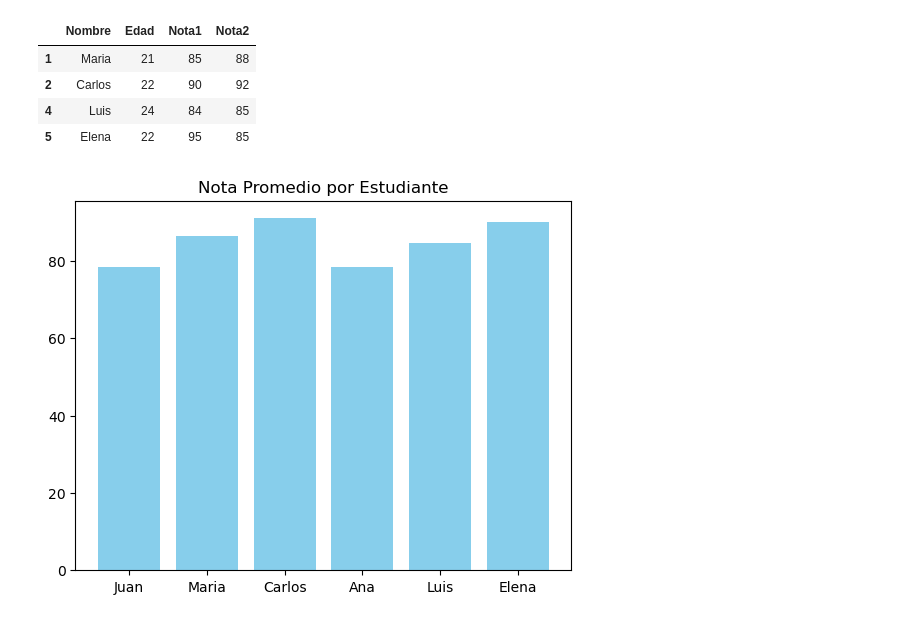
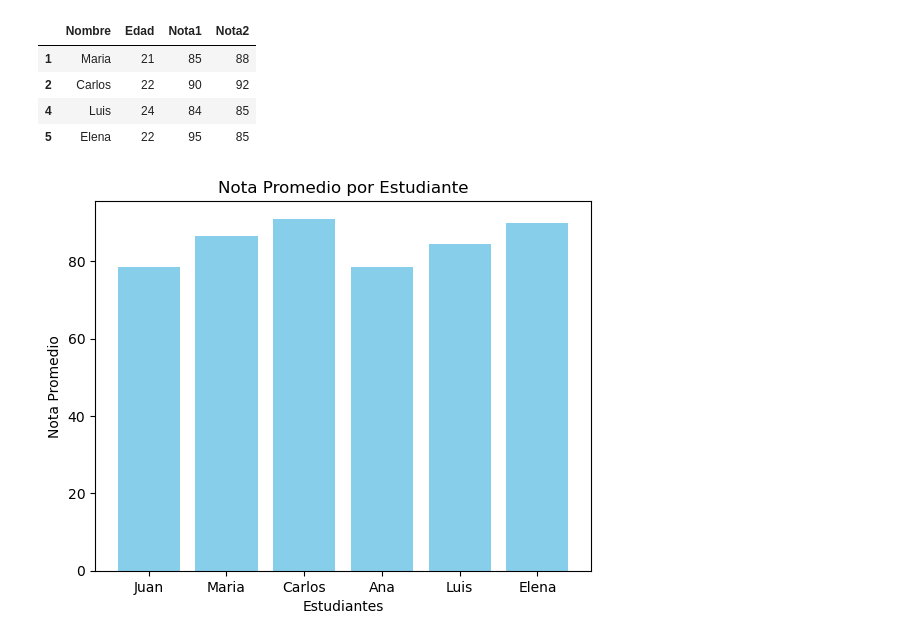
Before and after one commit to PyarmandoCode/CIAI_CERTIFICADO, a Jupyter notebook: IA_CLASE03/Clase #3 Inteligencia Artificial.ipynb, the cells around one changed output. Drawn from its saved outputs; the diff is of its cells as text; code cells hidden in the pictures.

```diff
--- a/IA_CLASE03/Clase #3 Inteligencia Artificial.ipynb
+++ b/IA_CLASE03/Clase #3 Inteligencia Artificial.ipynb
@@ -239,8 +239,10 @@ import matplotlib.pyplot as plt
 # %%
 #Grafico de Barras
 df['NotaPromedio']=df[['Nota1','Nota2']].mean(axis=1)
 plt.bar(df['Nombre'],df['NotaPromedio'],color='skyblue')
 plt.title("Nota Promedio por Estudiante")
+plt.ylabel('Nota Promedio')
+plt.xlabel('Estudiantes')
 plt.show()
 # %% [output]
-[figure, old version]
+[figure, new version]
```
Also changed, not shown: parts of 14 cells of this notebook.
